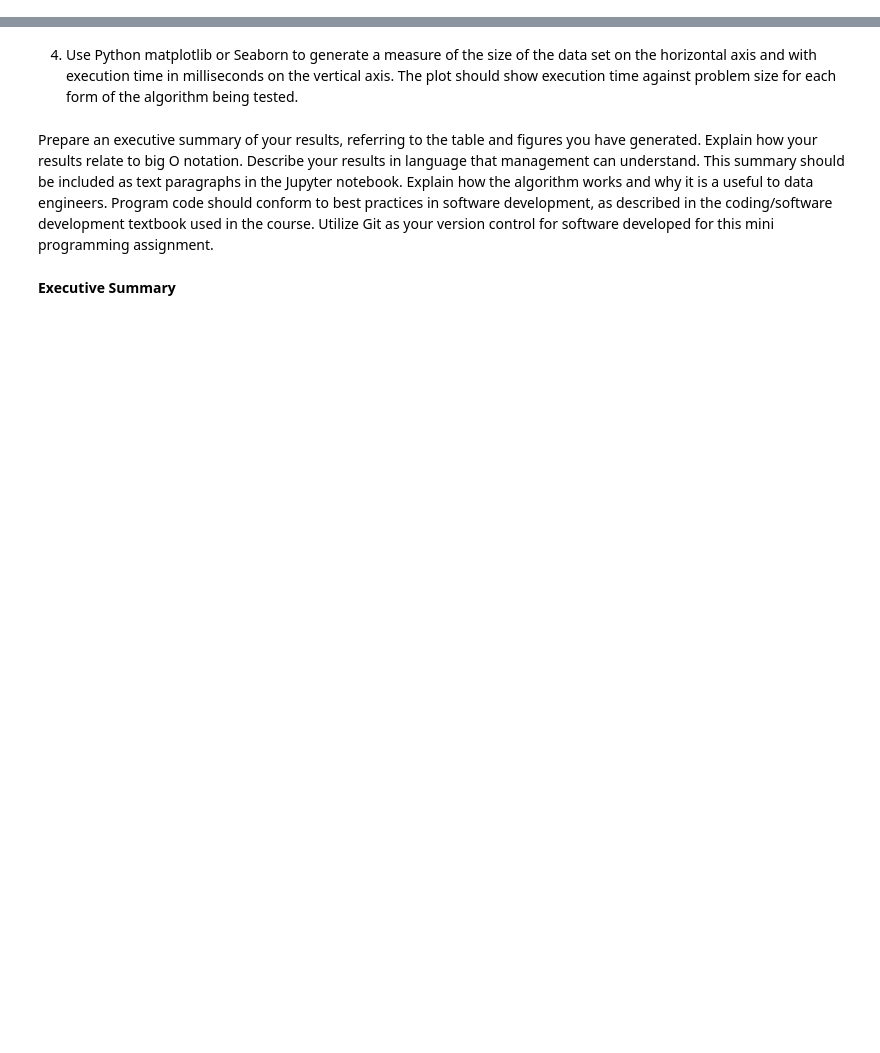
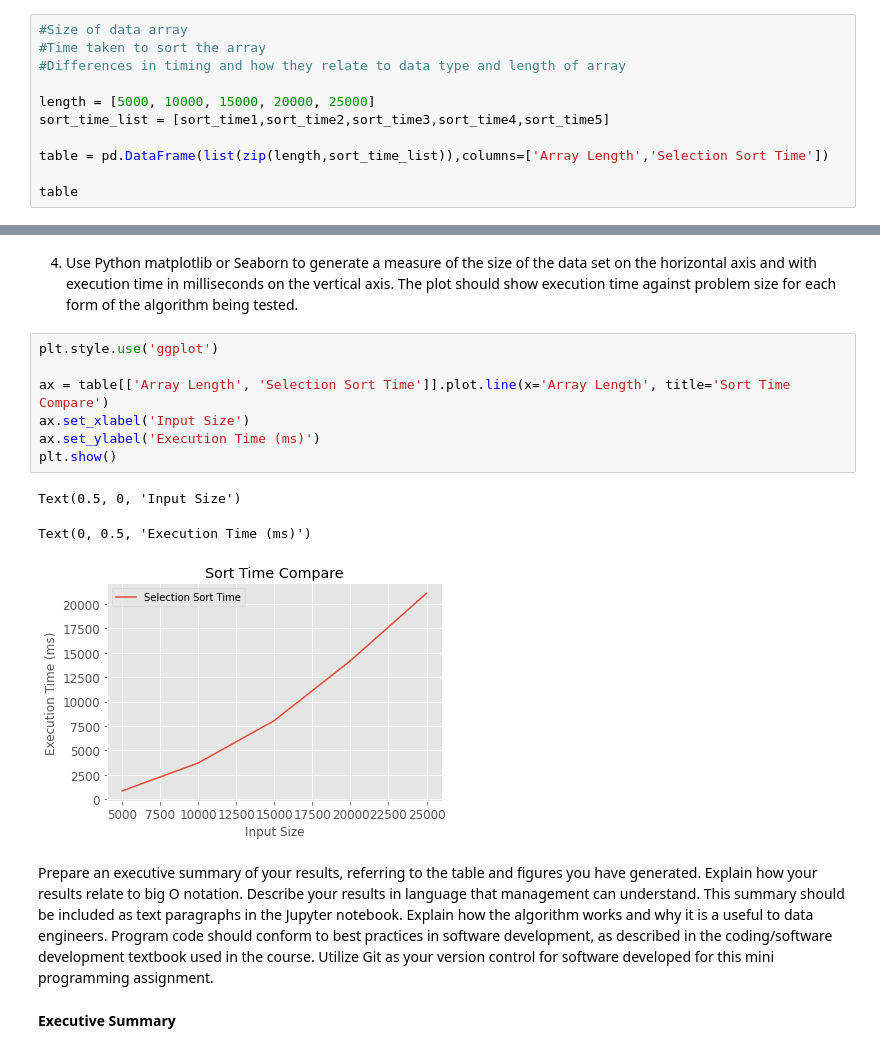
Before and after one commit to vincentpun123/Data-Engineering, a Jupyter notebook: Pun_MiniAssignment_2.ipynb, the cells around one changed output, grey strips where cells are left out. Drawn from its saved outputs; the diff is of its cells as text; blank space fills up the shorter version.

```diff
--- a/Pun_MiniAssignment_2.ipynb
+++ b/Pun_MiniAssignment_2.ipynb
@@ -120,3 +141,14 @@ print(selectionSort([5, 3, 6, 2, 10]))
 3. Just as in the last assignment, please organize the results of the study into a table showing the size
 of data array and the time taken to sort the array. Discuss the differences in timing and how they
 relate to data type and length of array.
+# %%
+#Size of data array
+#Time taken to sort the array
+#Differences in timing and how they relate to data type and length of array
+
+length = [5000, 10000, 15000, 20000, 25000]
+sort_time_list = [sort_time1,sort_time2,sort_time3,sort_time4,sort_time5]
+
+table = pd.DataFrame(list(zip(length,sort_time_list)),columns=['Array Length','Selection Sort Time'])
+
+table
@@ -124,6 +163,17 @@ relate to data type and length of array.
 4. Use Python matplotlib or Seaborn to generate a measure of the size of the data set on the horizontal
 axis and with execution time in milliseconds on the vertical axis. The plot should show execution time
 against problem size for each form of the algorithm being tested.
+# %%
+plt.style.use('ggplot')
+
+ax = table[['Array Length', 'Selection Sort Time']].plot.line(x='Array Length', title='Sort Time Compare')
+ax.set_xlabel('Input Size')
+ax.set_ylabel('Execution Time (ms)')
+plt.show()
+# %% [output]
+Text(0.5, 0, 'Input Size')
+Text(0, 0.5, 'Execution Time (ms)')
+[figure, added]
 # %% [markdown]
 Prepare an executive summary of your results, referring to the table and figures you have generated. Explain how your results relate to big O notation. Describe your results in language that management can understand. This summary should be included as text paragraphs in the Jupyter notebook. Explain how the algorithm works and why it is a useful to data engineers.
 Program code should conform to best practices in software development, as described in the coding/software development textbook used in the course.
```
Also changed, not shown: parts of 4 cells of this notebook.
